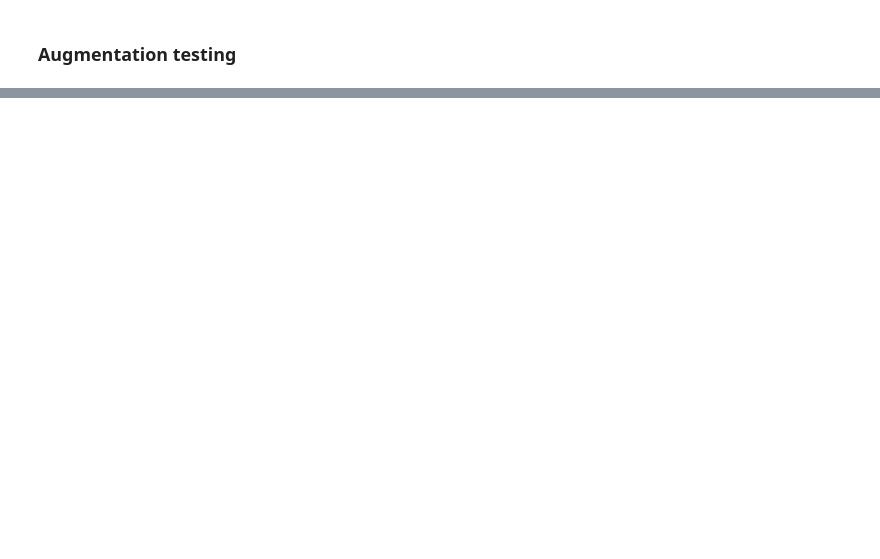
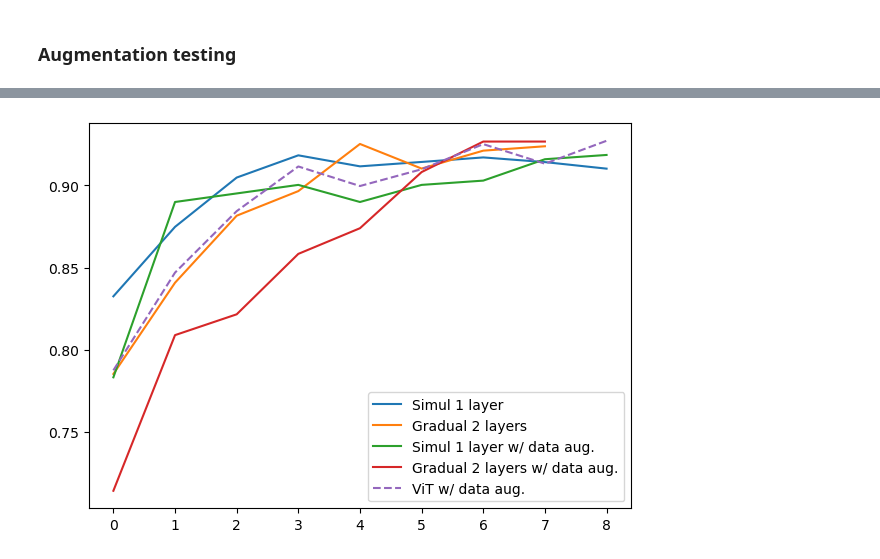
Before and after one commit to deblargue/deep25-project, a Jupyter notebook: deep_project2.ipynb, the cells around one changed output, grey strips where cells are left out. Cells and saved outputs as stored; diff of their text form; code cells hidden in the pictures; blank space fills up the shorter version.

```diff
--- a/deep_project2.ipynb
+++ b/deep_project2.ipynb
@@ -1256,0 +1422,17 @@ plt.show()
+# %%
+vit_val_acc = np.array([x['eval_accuracy'] for x in trainer.state.log_history if 'eval_accuracy' in x])
+vit_idx = np.round(np.linspace(0, len(vit_val_acc)-1, len(s1_acc['accuracy']))).astype(int)
+# %%
+fig, ax = plt.subplots(1,1, figsize=(7,5))
+
+ax.plot(s1_acc['accuracy'], label='Simul 1 layer')
+ax.plot(s2_acc['accuracy'], label='Gradual 2 layers')
+ax.plot(s1_aug_acc['accuracy'], label='Simul 1 layer w/ data aug.')
+ax.plot(s2_aug_acc['accuracy'], label='Gradual 2 layers w/ data aug.')
+
+ax.plot(vit_val_acc[vit_idx], label='ViT w/ data aug.', linestyle='--')
+
+ax.legend()
+plt.show()
+# %% [output]
+[figure, added]
```
Also changed, not shown: parts of 63 cells of this notebook.
